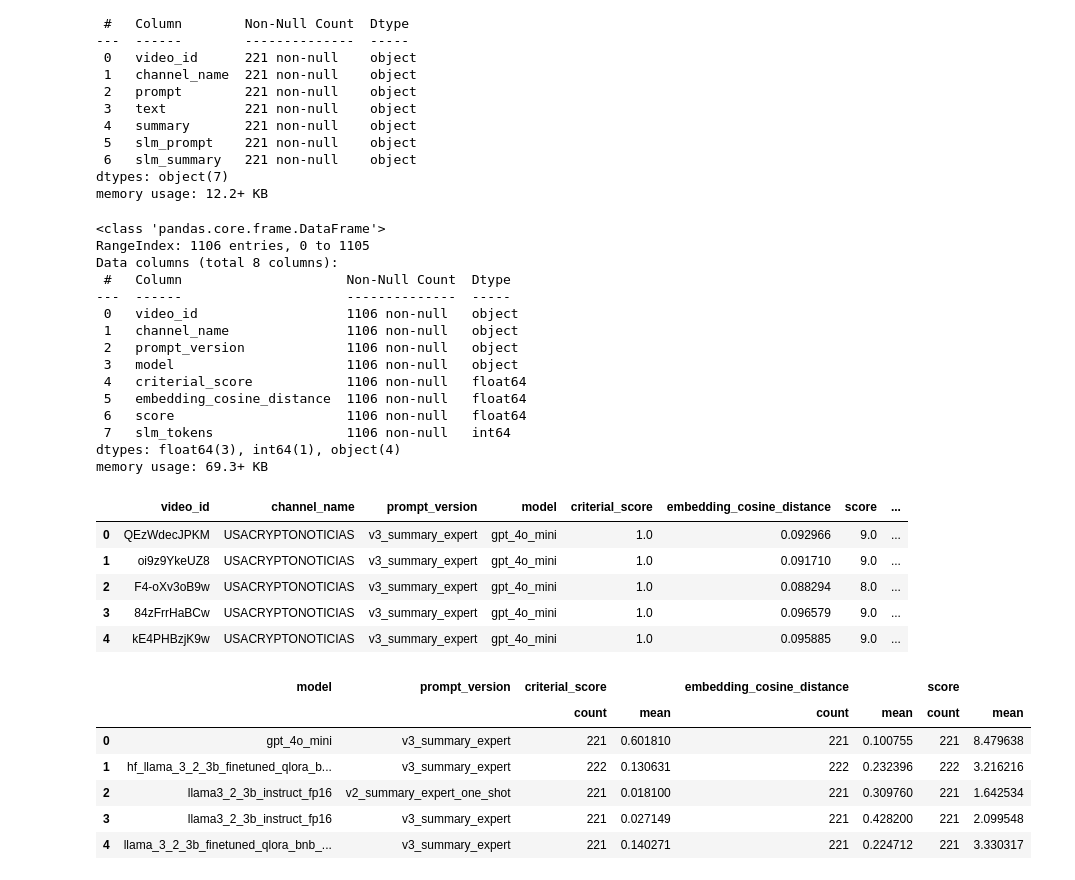
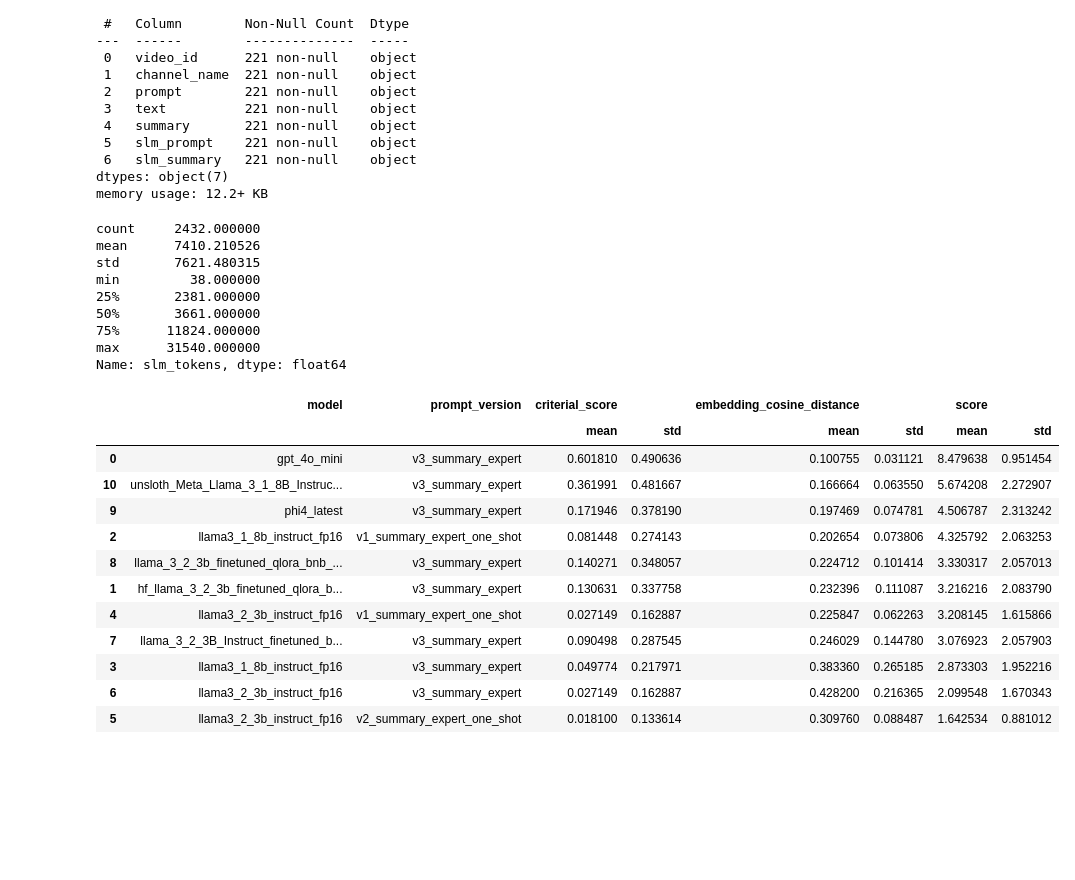
Before and after one commit to AndresR2909/poc-summary, a Jupyter notebook: notebooks/test_mlflow.ipynb, the cells around one changed output. Cells and saved outputs as stored; diff of their text form; code cells hidden in the pictures; blank space fills up the shorter version.

Commit message:
chore: update evaluations with new models
Signed-off-by: andrestrepo <andres.restrepo@mercadolibre.com.co>

```diff
--- a/notebooks/test_mlflow.ipynb
+++ b/notebooks/test_mlflow.ipynb
@@ -33,7 +35,7 @@ runs = client.search_runs(
     order_by=[
         "start_time DESC",
     ],
-    max_results=2000,
+    max_results=2500,
 )
 
 if not runs:
@@ -114,48 +116,45 @@ sel_columns =['video_id', 'channel_name','slm_tokens']
 df_test_filter = df_test[sel_columns]
 # %%
 df_joined = pd.merge(df, df_test_filter, on=["channel_name", "video_id"], how="inner", suffixes=('', '_test'))
-df_joined.info()
-df_joined.head()
+df_joined['slm_tokens'].describe()
 # %% [output]
-<class 'pandas.core.frame.DataFrame'>
-RangeIndex: 1106 entries, 0 to 1105
-Data columns (total 8 columns):
- #   Column                     Non-Null Count  Dtype
----  ------                     --------------  -----
- 0   video_id                   1106 non-null   object
- 1   channel_name               1106 non-null   object
- 2   prompt_version             1106 non-null   object
- 3   model                      1106 non-null   object
- 4   criterial_score            1106 non-null   float64
- 5   embedding_cosine_distance  1106 non-null   float64
- 6   score                      1106 non-null   float64
- 7   slm_tokens                 1106 non-null   int64
-dtypes: float64(3), int64(1), object(4)
-memory usage: 69.3+ KB
+count     2432.000000
+mean      7410.210526
+std       7621.480315
+min         38.000000
+25%       2381.000000
+50%       3661.000000
+75%      11824.000000
+max      31540.000000
+Name: slm_tokens, dtype: float64
-|  | video_id | channel_name | prompt_version | model | criterial_score | embedding_cosine_distance | score | ... |
-| 0 | QEzWdecJPKM | USACRYPTONOTICIAS | v3_summary_expert | gpt_4o_mini | 1.0 | 0.092966 | 9.0 | ... |
-| 1 | oi9z9YkeUZ8 | USACRYPTONOTICIAS | v3_summary_expert | gpt_4o_mini | 1.0 | 0.091710 | 9.0 | ... |
-| 2 | F4-oXv3oB9w | USACRYPTONOTICIAS | v3_summary_expert | gpt_4o_mini | 1.0 | 0.088294 | 8.0 | ... |
-| 3 | 84zFrrHaBCw | USACRYPTONOTICIAS | v3_summary_expert | gpt_4o_mini | 1.0 | 0.096579 | 9.0 | ... |
-| 4 | kE4PHBzjK9w | USACRYPTONOTICIAS | v3_summary_expert | gpt_4o_mini | 1.0 | 0.095885 | 9.0 | ... |
 # %%
 # Filtrar y agrupar dataset por Chunk Size y Prompt, sacar promedio del resto de columnas
 # Agrupar por 'model' y 'prompt_version' y calcular estadísticas agregadas
 df_grouped_1 = (
     df.drop(columns=["video_id", "channel_name"])
     .groupby(["model", "prompt_version"])
-    .agg(['count','mean']) #.agg(['min', 'max' , 'sum', 'median','mean'])
+    #.agg(['mean','median','std','min','max'])
+    .agg(['mean','std'])
     .reset_index()
 )
+
+# Ordenar de mayor a menor por el score medio
+df_grouped_1 = df_grouped_1.sort_values(('score', 'mean'), ascending=False)
 
 # Para mostrar el contenido completo del DataFrame sin truncar columnas o filas
 with pd.option_context('display.max_rows', None, 'display.max_columns', None, 'display.width', None, 'display.max_colwidth', None):
     display(df_grouped_1)
 # %% [output]
 |  | model | prompt_version | criterial_score |  | embedding_cosine_distance |  | score |  |
-|  |  |  | count | mean | count | mean | count | mean |
-| 0 | gpt_4o_mini | v3_summary_expert | 221 | 0.601810 | 221 | 0.100755 | 221 | 8.479638 |
-| 1 | hf_llama_3_2_3b_finetuned_qlora_b... | v3_summary_expert | 222 | 0.130631 | 222 | 0.232396 | 222 | 3.216216 |
-| 2 | llama3_2_3b_instruct_fp16 | v2_summary_expert_one_shot | 221 | 0.018100 | 221 | 0.309760 | 221 | 1.642534 |
-| 3 | llama3_2_3b_instruct_fp16 | v3_summary_expert | 221 | 0.027149 | 221 | 0.428200 | 221 | 2.099548 |
-| 4 | llama_3_2_3b_finetuned_qlora_bnb_... | v3_summary_expert | 221 | 0.140271 | 221 | 0.224712 | 221 | 3.330317 |
+|  |  |  | mean | std | mean | std | mean | std |
+| 0 | gpt_4o_mini | v3_summary_expert | 0.601810 | 0.490636 | 0.100755 | 0.031121 | 8.479638 | 0.951454 |
+| 10 | unsloth_Meta_Llama_3_1_8B_Instruc... | v3_summary_expert | 0.361991 | 0.481667 | 0.166664 | 0.063550 | 5.674208 | 2.272907 |
+| 9 | phi4_latest | v3_summary_expert | 0.171946 | 0.378190 | 0.197469 | 0.074781 | 4.506787 | 2.313242 |
+| 2 | llama3_1_8b_instruct_fp16 | v1_summary_expert_one_shot | 0.081448 | 0.274143 | 0.202654 | 0.073806 | 4.325792 | 2.063253 |
+| 8 | llama_3_2_3b_finetuned_qlora_bnb_... | v3_summary_expert | 0.140271 | 0.348057 | 0.224712 | 0.101414 | 3.330317 | 2.057013 |
+| 1 | hf_llama_3_2_3b_finetuned_qlora_b... | v3_summary_expert | 0.130631 | 0.337758 | 0.232396 | 0.111087 | 3.216216 | 2.083790 |
+| 4 | llama3_2_3b_instruct_fp16 | v1_summary_expert_one_shot | 0.027149 | 0.162887 | 0.225847 | 0.062263 | 3.208145 | 1.615866 |
+| 7 | llama_3_2_3B_Instruct_finetuned_b... | v3_summary_expert | 0.090498 | 0.287545 | 0.246029 | 0.144780 | 3.076923 | 2.057903 |
+| 3 | llama3_1_8b_instruct_fp16 | v3_summary_expert | 0.049774 | 0.217971 | 0.383360 | 0.265185 | 2.873303 | 1.952216 |
+| 6 | llama3_2_3b_instruct_fp16 | v3_summary_expert | 0.027149 | 0.162887 | 0.428200 | 0.216365 | 2.099548 | 1.670343 |
+| 5 | llama3_2_3b_instruct_fp16 | v2_summary_expert_one_shot | 0.018100 | 0.133614 | 0.309760 | 0.088487 | 1.642534 | 0.881012 |
```
Also changed, not shown: parts of 7 cells of this notebook, 2 other files.
